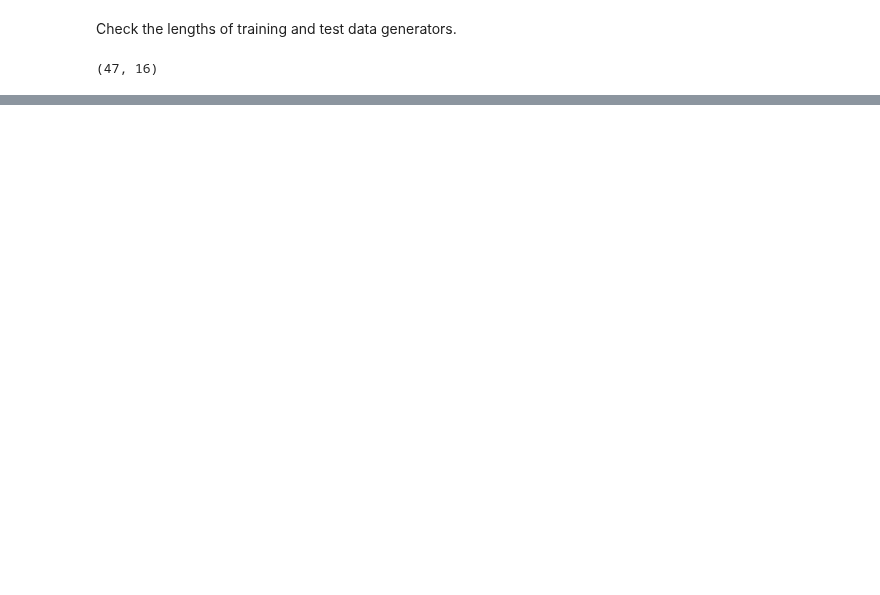
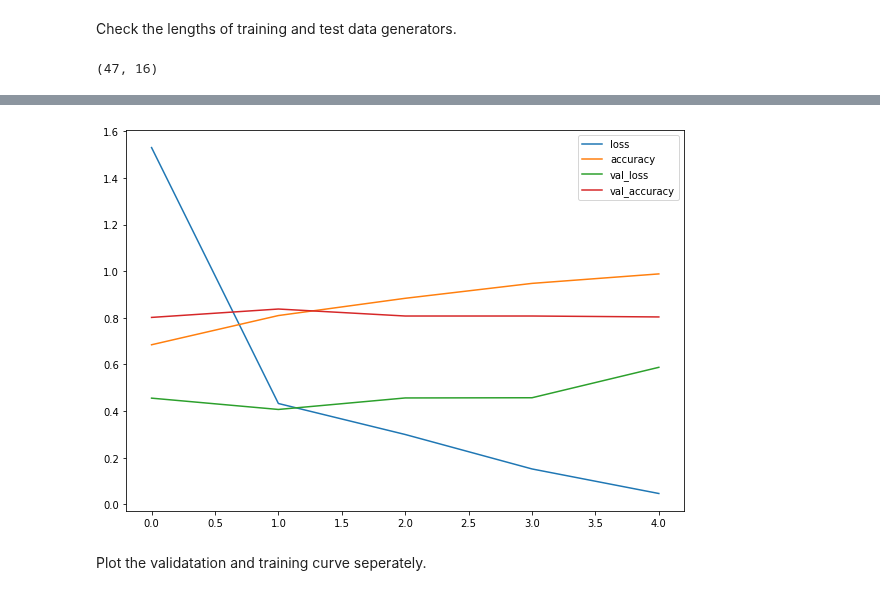
Before and after one commit to Tower5954/Intro_to_tensorflow, a Jupyter notebook: 03_Introduction_to_computer_vision_with_tensorflow.ipynb, the cells around one changed output, grey strips where cells are left out. Saved outputs shown, nothing was run; the diff lists cells and outputs as text; code cells hidden in the pictures; blank space fills up the shorter version.

```diff
--- a/03_Introduction_to_computer_vision_with_tensorflow.ipynb
+++ b/03_Introduction_to_computer_vision_with_tensorflow.ipynb
@@ -648,0 +676,8 @@ Epoch 5/5
+# %%
+import pandas as pd
+
+pd.DataFrame(history_4.history).plot(figsize=(10, 7));
+# %% [output]
+[figure, added]
+# %% [markdown]
+Plot the validatation and training curve seperately.
```
Also changed, not shown: parts of 30 cells of this notebook.
